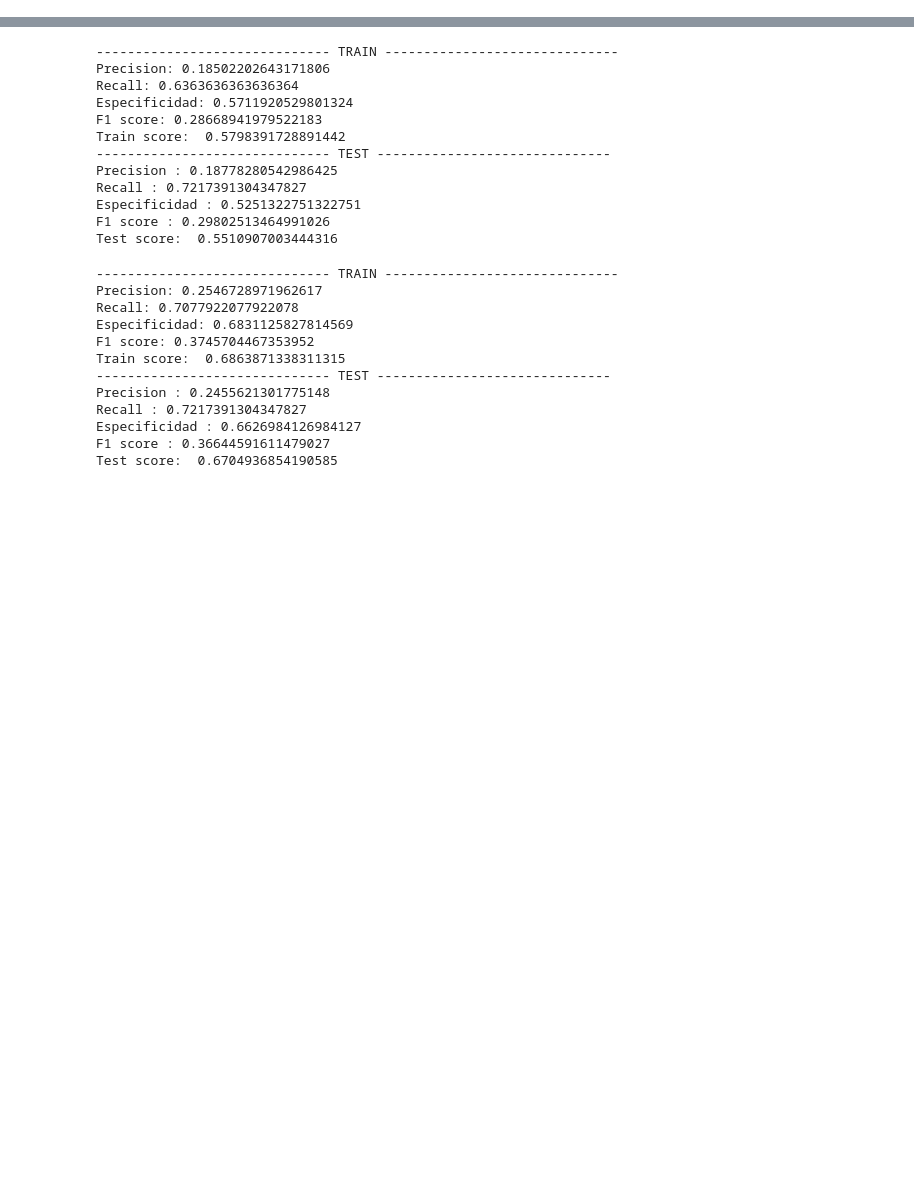
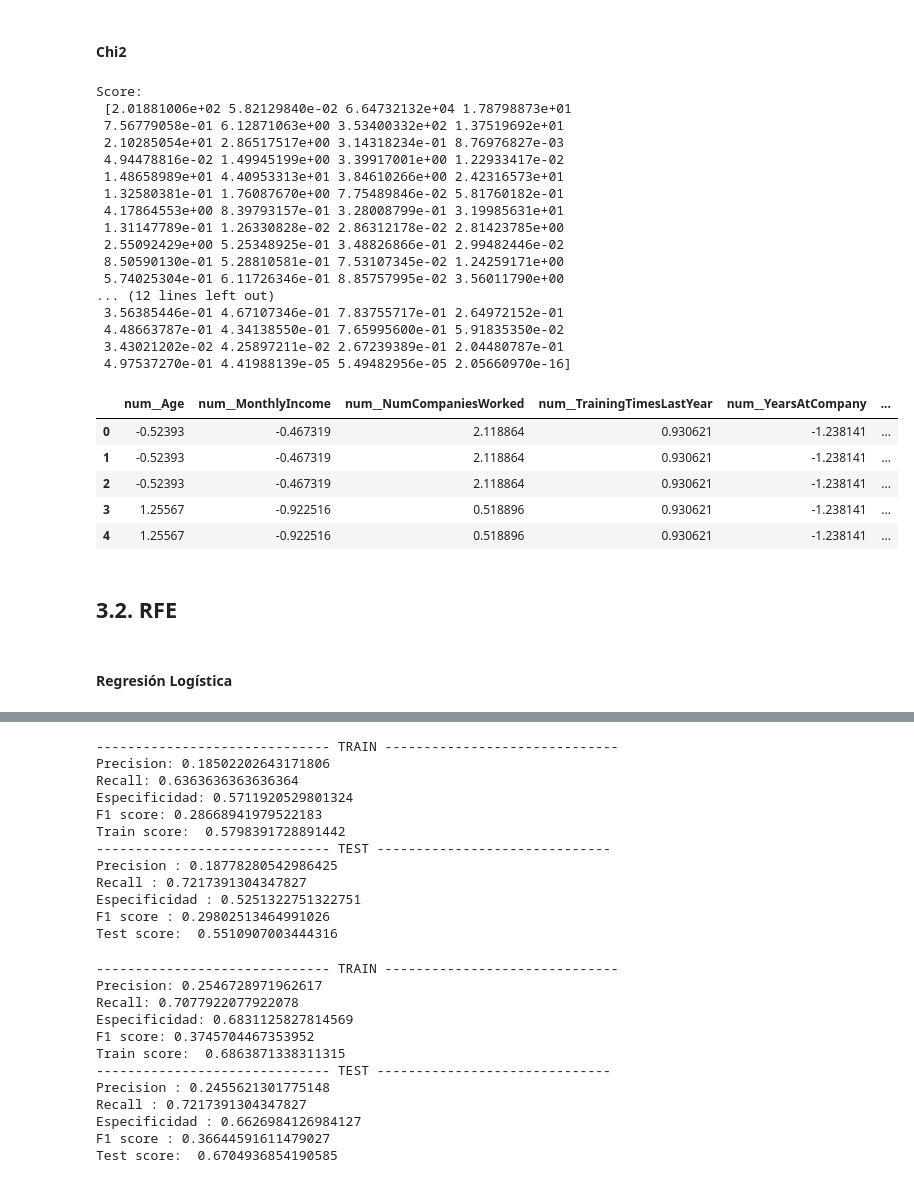
Before and after one commit to AlexanderBedoyaC/prediccion_abandono_empleo, a Jupyter notebook: f. Selección de Variables.ipynb, the cells around one changed output, grey strips where cells are left out. Drawn from its saved outputs; the diff is of its cells as text; code cells hidden in the pictures; blank space fills up the shorter version.

```diff
--- a/f. Selección de Variables.ipynb
+++ b/f. Selección de Variables.ipynb
@@ -334,0 +143,35 @@ Test score:  0.669345579793341
+# %% [markdown]
+#### Chi2
+# %%
+df_dummies = pd.get_dummies(df_no_trans)
+# %%
+X_new= select_kbest(df_dummies, y, chi2, 30)
+# Nuevo conjunto de datos
+df_chi2 = X.iloc[:,X_new]
+df_chi2.head()
+# %% [output]
+Score:
+ [2.01881006e+02 5.82129840e-02 6.64732132e+04 1.78798873e+01
+ 7.56779058e-01 6.12871063e+00 3.53400332e+02 1.37519692e+01
+ 2.10285054e+01 2.86517517e+00 3.14318234e-01 8.76976827e-03
+ 4.94478816e-02 1.49945199e+00 3.39917001e+00 1.22933417e-02
+ 1.48658989e+01 4.40953313e+01 3.84610266e+00 2.42316573e+01
+ 1.32580381e-01 1.76087670e+00 7.75489846e-02 5.81760182e-01
+ 4.17864553e+00 8.39793157e-01 3.28008799e-01 3.19985631e+01
+ 1.31147789e-01 1.26330828e-02 2.86312178e-02 2.81423785e+00
+ 2.55092429e+00 5.25348925e-01 3.48826866e-01 2.99482446e-02
+ 8.50590130e-01 5.28810581e-01 7.53107345e-02 1.24259171e+00
+ 5.74025304e-01 6.11726346e-01 8.85757995e-02 3.56011790e+00
+... (12 lines left out)
+ 3.56385446e-01 4.67107346e-01 7.83755717e-01 2.64972152e-01
+ 4.48663787e-01 4.34138550e-01 7.65995600e-01 5.91835350e-02
+ 3.43021202e-02 4.25897211e-02 2.67239389e-01 2.04480787e-01
+ 4.97537270e-01 4.41988139e-05 5.49482956e-05 2.05660970e-16]
+|  | num__Age | num__MonthlyIncome | num__NumCompaniesWorked | num__TrainingTimesLastYear | num__YearsAtCompany | ... |
+| 0 | -0.52393 | -0.467319 | 2.118864 | 0.930621 | -1.238141 | ... |
+| 1 | -0.52393 | -0.467319 | 2.118864 | 0.930621 | -1.238141 | ... |
+| 2 | -0.52393 | -0.467319 | 2.118864 | 0.930621 | -1.238141 | ... |
+| 3 | 1.25567 | -0.922516 | 0.518896 | 0.930621 | -1.238141 | ... |
+| 4 | 1.25567 | -0.922516 | 0.518896 | 0.930621 | -1.238141 | ... |
+# %% [markdown]
+## 3.2. RFE
@@ -334,0 +189,2 @@ Test score:  0.669345579793341
+# %% [markdown]
+#### Regresión Logística
```
Also changed, not shown: parts of 66 cells of this notebook, 5 other files.
